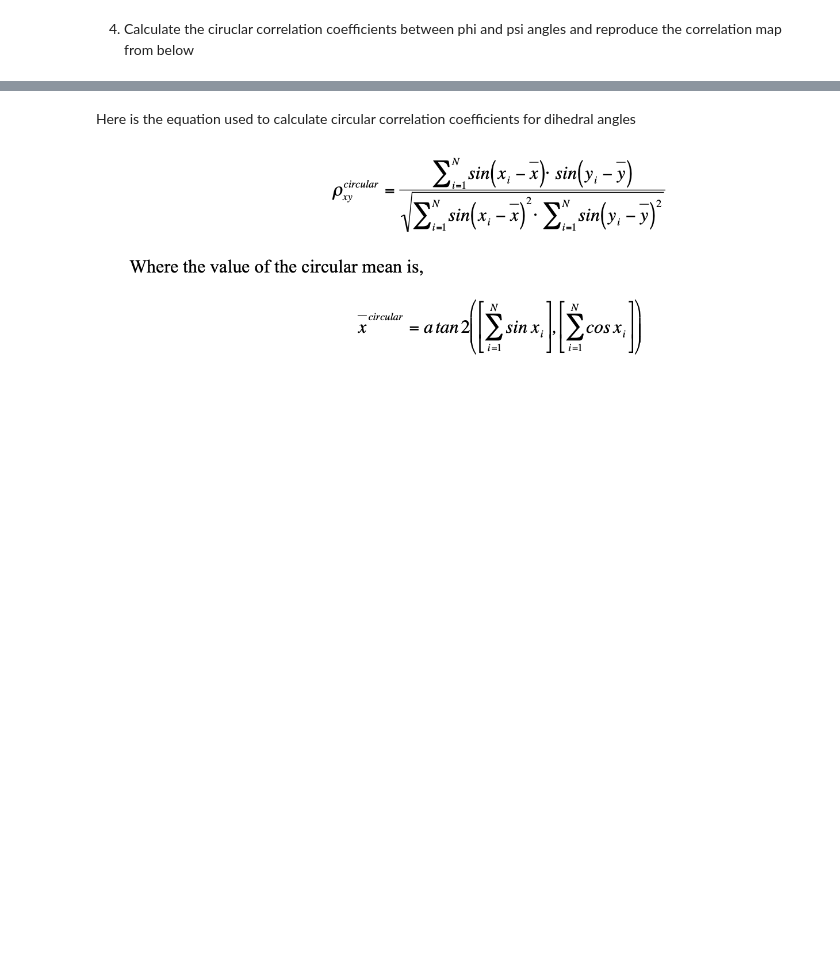
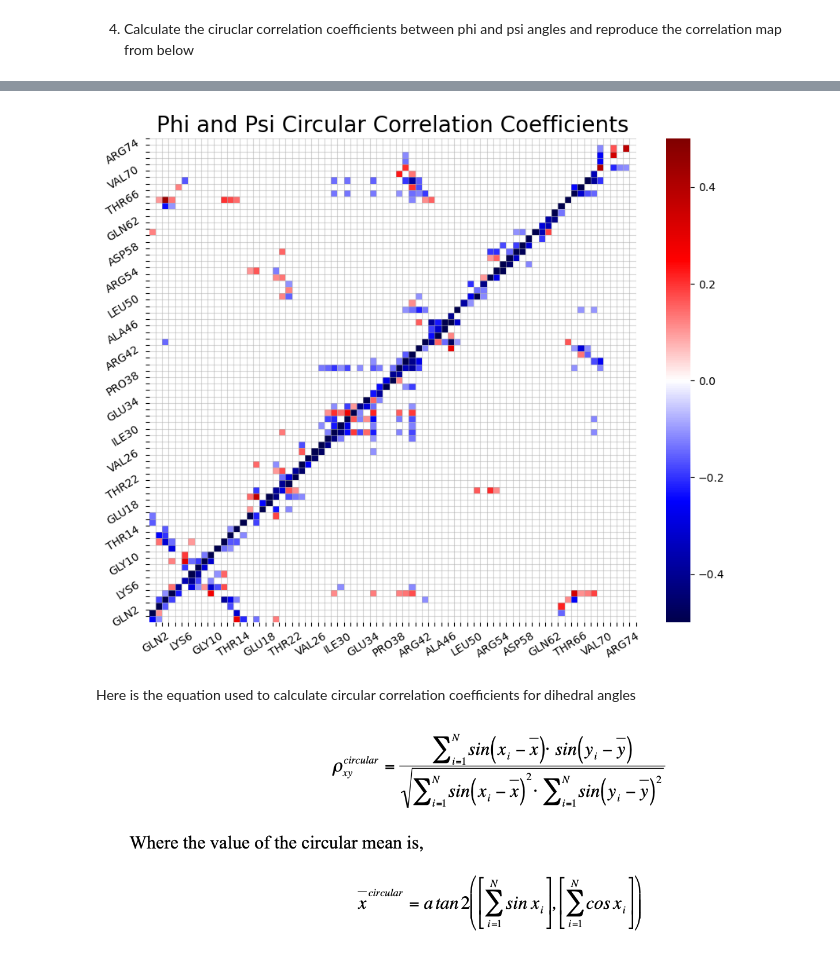
Before and after one commit to mkim-chem/CHEM101.6, a Jupyter notebook: CHEM101.6_Project3_UBQ_Students (1).ipynb, the cells around one changed output, grey strips where cells are left out. Cells and saved outputs as stored; diff of their text form; code cells hidden in the pictures; blank space fills up the shorter version.

```diff
--- a/CHEM101.6_Project3_UBQ_Students (1).ipynb
+++ b/CHEM101.6_Project3_UBQ_Students (1).ipynb
@@ -685,3 +727,19 @@ I observed the correlation and time relationship of phi, psi, and chi for residu
+# %%
+mask = np.zeros_like(final_cor_map)
+zeros=np.where((final_cor_map<0.10) & (final_cor_map>-0.10))
+mask[zeros] = True
+plt.figure(figsize=(10, 8))
+ax = sns.heatmap(final_cor_map,mask=mask, vmin=-0.5, vmax=0.5,cmap='seismic')
+ax.invert_yaxis()
+ax.grid(which='both', alpha=0.5)
+ax.set_xticks(range(1,76))
+ax.set_yticks(range(1,76))
+ax.set_xticklabels(seq_trunc,rotation=32)
+ax.set_yticklabels(seq_trunc,rotation=32)
+ax.set_title('Phi and Psi Circular Correlation Coefficients', fontsize=20)
+plt.show()
+# %% [output]
+[figure, added]
 # %% [markdown]
 Here is the equation used to calculate circular correlation coefficients for dihedral angles
 
```
Also changed, not shown: parts of 3 cells of this notebook.
